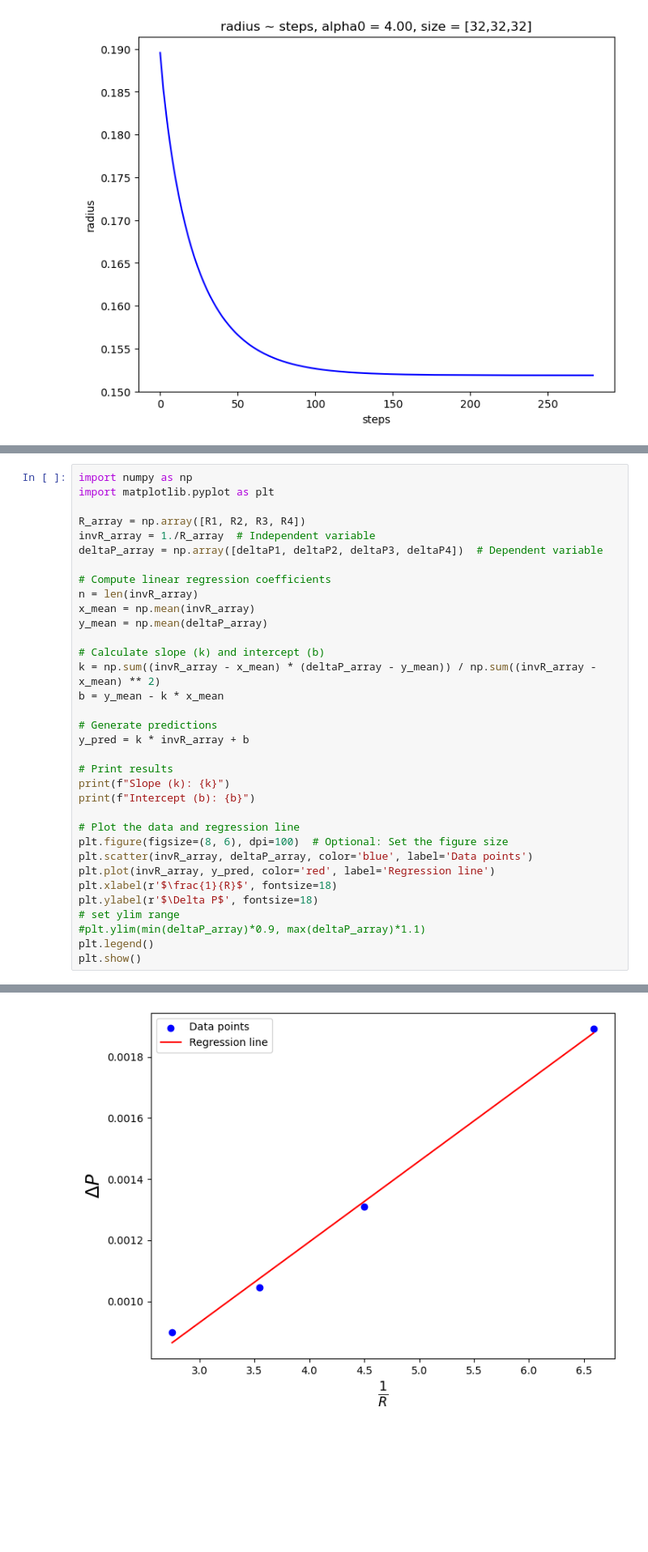
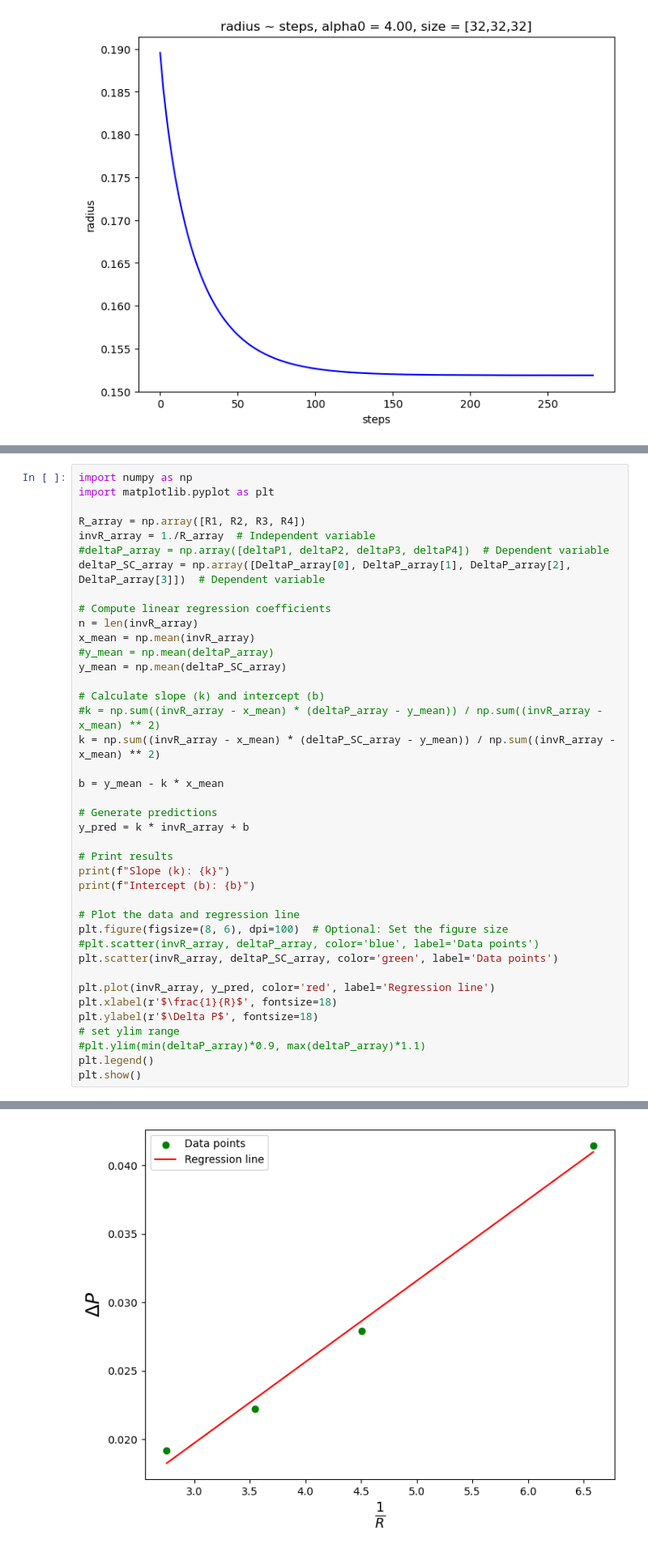
Before and after one commit to MDProject/Binary-Fluctuating-Lattice-Boltzmann, a Jupyter notebook: Surface_Tension.ipynb, the cells around one changed output, grey strips where cells are left out. Shown at 81% size. Cells and saved outputs as stored; diff of their text form; blank space fills up the shorter version.

```diff
--- a/Surface_Tension.ipynb
+++ b/Surface_Tension.ipynb
@@ -422,15 +323,19 @@ import matplotlib.pyplot as plt
 
 R_array = np.array([R1, R2, R3, R4])
 invR_array = 1./R_array  # Independent variable
-deltaP_array = np.array([deltaP1, deltaP2, deltaP3, deltaP4])  # Dependent variable
+#deltaP_array = np.array([deltaP1, deltaP2, deltaP3, deltaP4])  # Dependent variable
+deltaP_SC_array = np.array([DeltaP_array[0], DeltaP_array[1], DeltaP_array[2], DeltaP_array[3]])  # Dependent variable
 
 # Compute linear regression coefficients
 n = len(invR_array)
 x_mean = np.mean(invR_array)
-y_mean = np.mean(deltaP_array)
+#y_mean = np.mean(deltaP_array)
+y_mean = np.mean(deltaP_SC_array)
 
 # Calculate slope (k) and intercept (b)
-k = np.sum((invR_array - x_mean) * (deltaP_array - y_mean)) / np.sum((invR_array - x_mean) ** 2)
+#k = np.sum((invR_array - x_mean) * (deltaP_array - y_mean)) / np.sum((invR_array - x_mean) ** 2)
+k = np.sum((invR_array - x_mean) * (deltaP_SC_array - y_mean)) / np.sum((invR_array - x_mean) ** 2)
+
 b = y_mean - k * x_mean
 
 # Generate predictions
@@ -442,7 +347,9 @@ print(f"Intercept (b): {b}")
 
 # Plot the data and regression line
 plt.figure(figsize=(8, 6), dpi=100)  # Optional: Set the figure size
-plt.scatter(invR_array, deltaP_array, color='blue', label='Data points')
+#plt.scatter(invR_array, deltaP_array, color='blue', label='Data points')
+plt.scatter(invR_array, deltaP_SC_array, color='green', label='Data points')
+
 plt.plot(invR_array, y_pred, color='red', label='Regression line')
 plt.xlabel(r'$\frac{1}{R}$', fontsize=18)
 plt.ylabel(r'$\Delta P$', fontsize=18)
@@ -456 +363 @@ Intercept (b): 0.00013726993257860698
-[figure, old version]
+[figure, new version]
```
Also changed, not shown: parts of 8 cells of this notebook.
